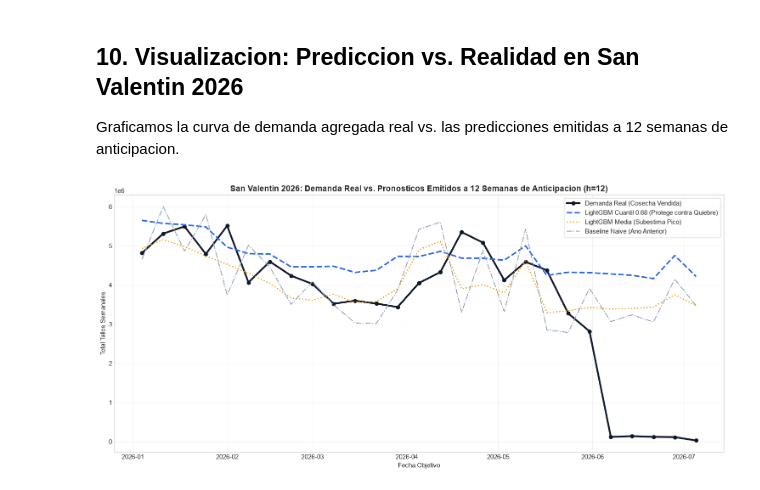
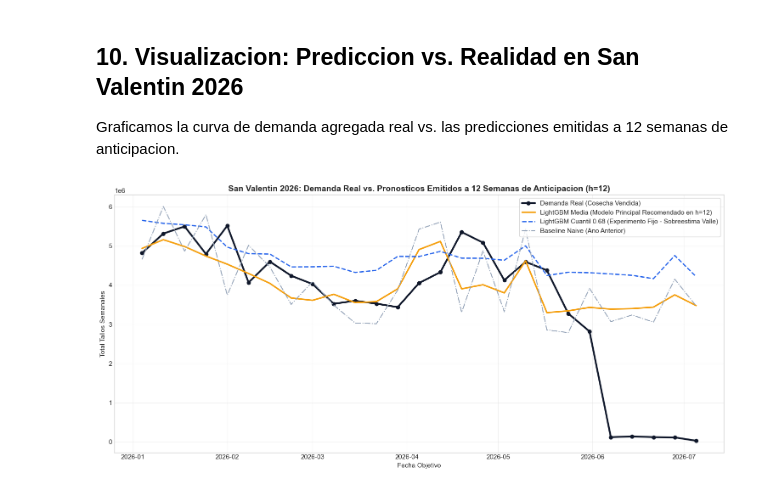
Before and after one commit to EderCabascango/Floricola-Analytics, a Jupyter notebook: forecasting/02_modelado_forecasting.ipynb, the cells around one changed output. Drawn from its saved outputs; the diff is of its cells as text; code cells hidden in the pictures.

```diff
--- a/forecasting/02_modelado_forecasting.ipynb
+++ b/forecasting/02_modelado_forecasting.ipynb
@@ -481,25 +490,25 @@ Graficamos la curva de demanda agregada real vs. las predicciones emitidas a 12
 # %%
 # Agregamos la demanda total por semana objetivo para h=12
 df_curva_h12 = df_test_h12.groupby('fecha_objetivo').agg(
     Demanda_Real=('y_objetivo', 'sum'),
     Pred_Naive_M0=('pred_M0', 'sum'),
     Pred_LGB_Media=('pred_LGB_Media', 'sum'),
     Pred_LGB_Cuantil=('pred_LGB_Cuantil', 'sum')
 ).reset_index()
 
 plt.figure(figsize=(15, 7))
 plt.plot(df_curva_h12['fecha_objetivo'], df_curva_h12['Demanda_Real'], label='Demanda Real (Cosecha Vendida)', color='#0F172A', lw=3, marker='o')
-plt.plot(df_curva_h12['fecha_objetivo'], df_curva_h12['Pred_LGB_Cuantil'], label='LightGBM Cuantil 0.68 (Protege contra Quiebre)', color='#2563EB', lw=2.5, linestyle='--')
-plt.plot(df_curva_h12['fecha_objetivo'], df_curva_h12['Pred_LGB_Media'], label='LightGBM Media (Subestima Pico)', color='#F59E0B', lw=2, linestyle=':')
+plt.plot(df_curva_h12['fecha_objetivo'], df_curva_h12['Pred_LGB_Media'], label='LightGBM Media (Modelo Principal Recomendado en h=12)', color='#F59E0B', lw=2.5, linestyle='-')
+plt.plot(df_curva_h12['fecha_objetivo'], df_curva_h12['Pred_LGB_Cuantil'], label='LightGBM Cuantil 0.68 (Experimento Fijo - Sobreestima Valle)', color='#2563EB', lw=2, linestyle='--')
 plt.plot(df_curva_h12['fecha_objetivo'], df_curva_h12['Pred_Naive_M0'], label='Baseline Naive (Ano Anterior)', color='#94A3B8', lw=1.5, linestyle='-.')
 
 plt.title('San Valentin 2026: Demanda Real vs. Pronosticos Emitidos a 12 Semanas de Anticipacion (h=12)', fontsize=14, fontweight='bold')
 plt.xlabel('Fecha Objetivo')
 plt.ylabel('Total Tallos Semanales')
 plt.legend(loc='upper right', frameon=True)
 plt.grid(True, alpha=0.3)
 plt.tight_layout()
 plt.show()
 # %% [output]
-[figure, old version]
+[figure, new version]
 # %% [markdown]
```
Also changed, not shown: parts of 7 cells of this notebook, 2 other files.
